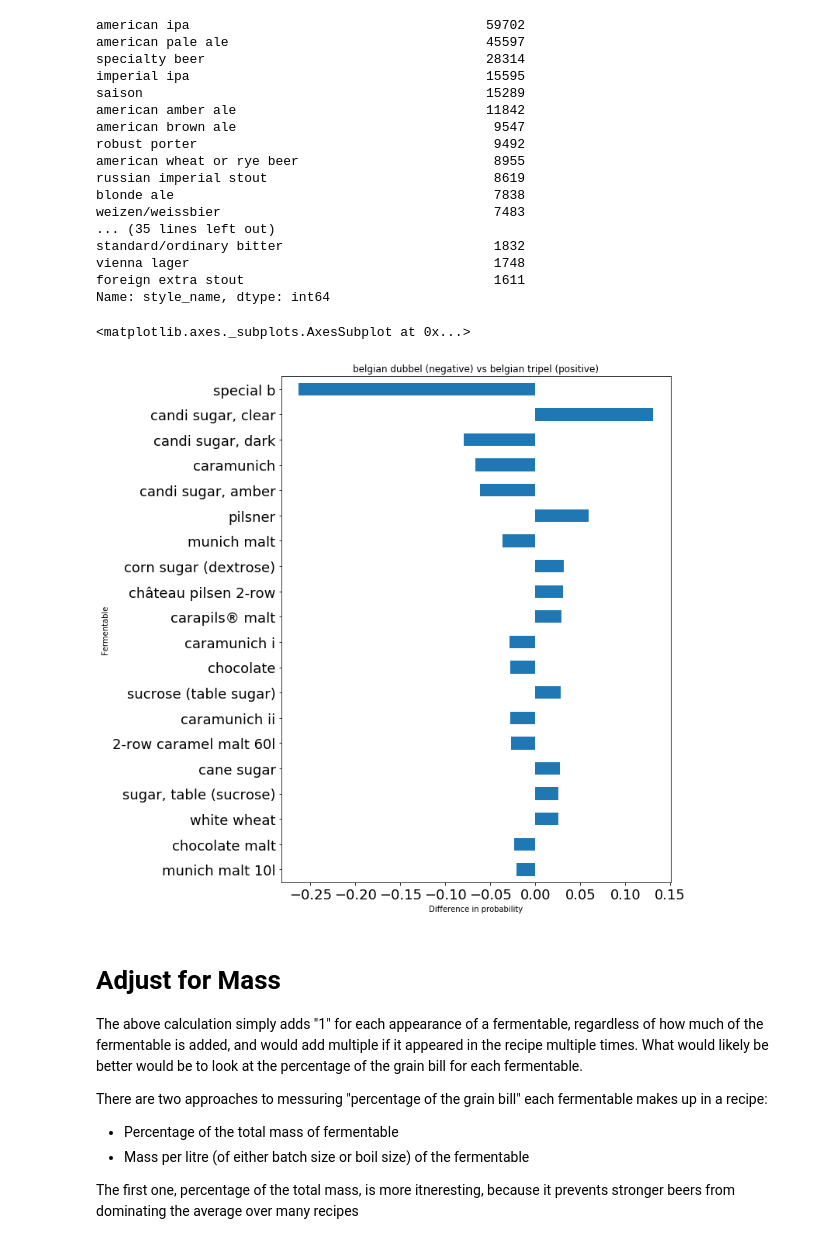
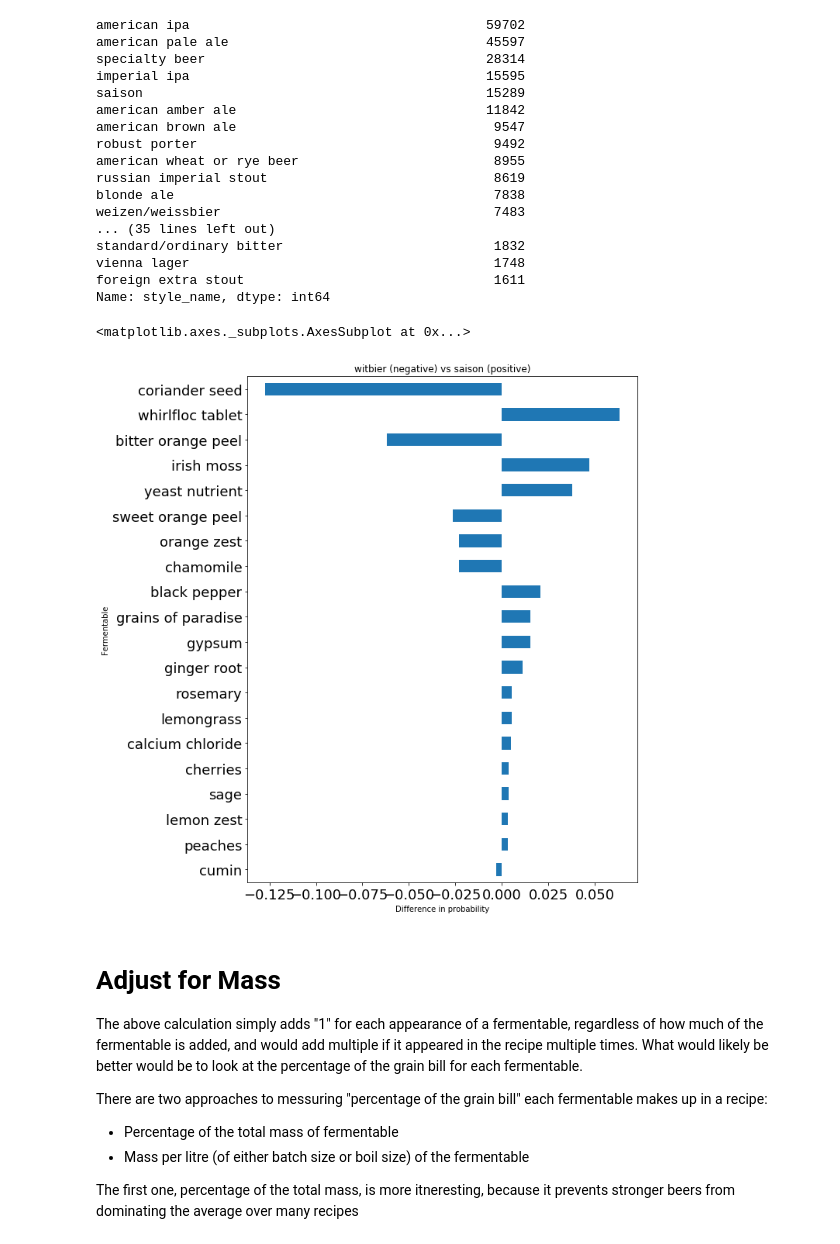
Before and after one commit to rmwoods/beer.ai, a Jupyter notebook: notebooks/Beer Style Differences.ipynb, the cells around one changed output. Drawn from its saved outputs; the diff is of its cells as text; code cells hidden in the pictures.

```diff
--- a/notebooks/Beer Style Differences.ipynb
+++ b/notebooks/Beer Style Differences.ipynb
@@ -156,10 +157,10 @@ def compare_style_ferm_probabilities(style_names, ingredient_type="ferm"):
     return ax
-# %%
-styles = ["belgian dubbel", "belgian tripel"]
-compare_style_ferm_probabilities(styles, "ferm")
-# %% [output]
-<matplotlib.axes._subplots.AxesSubplot at 0x...>
-[figure, removed]
+# %%
+styles = ["witbier", "saison"]
+compare_style_ferm_probabilities(styles, "misc")
+# %% [output]
+<matplotlib.axes._subplots.AxesSubplot at 0x...>
+[figure, added]
 # %% [markdown]
 # Adjust for Mass
 
```
Also changed, not shown: parts of 9 cells of this notebook.
